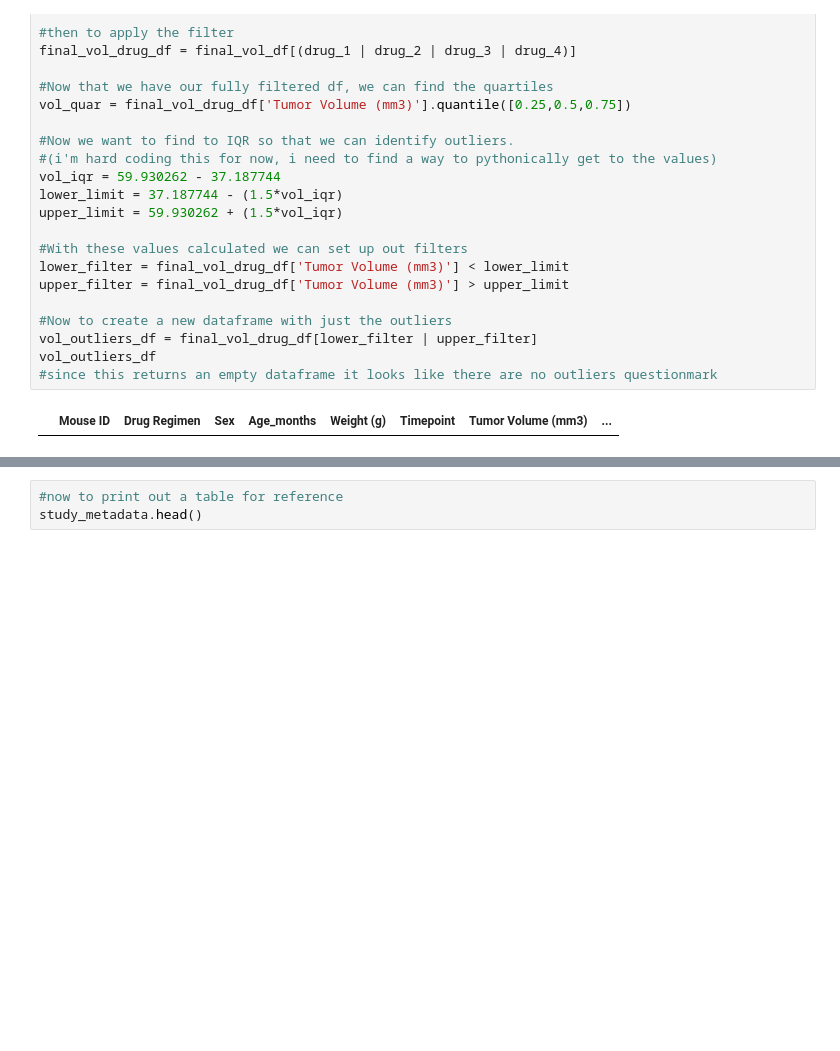
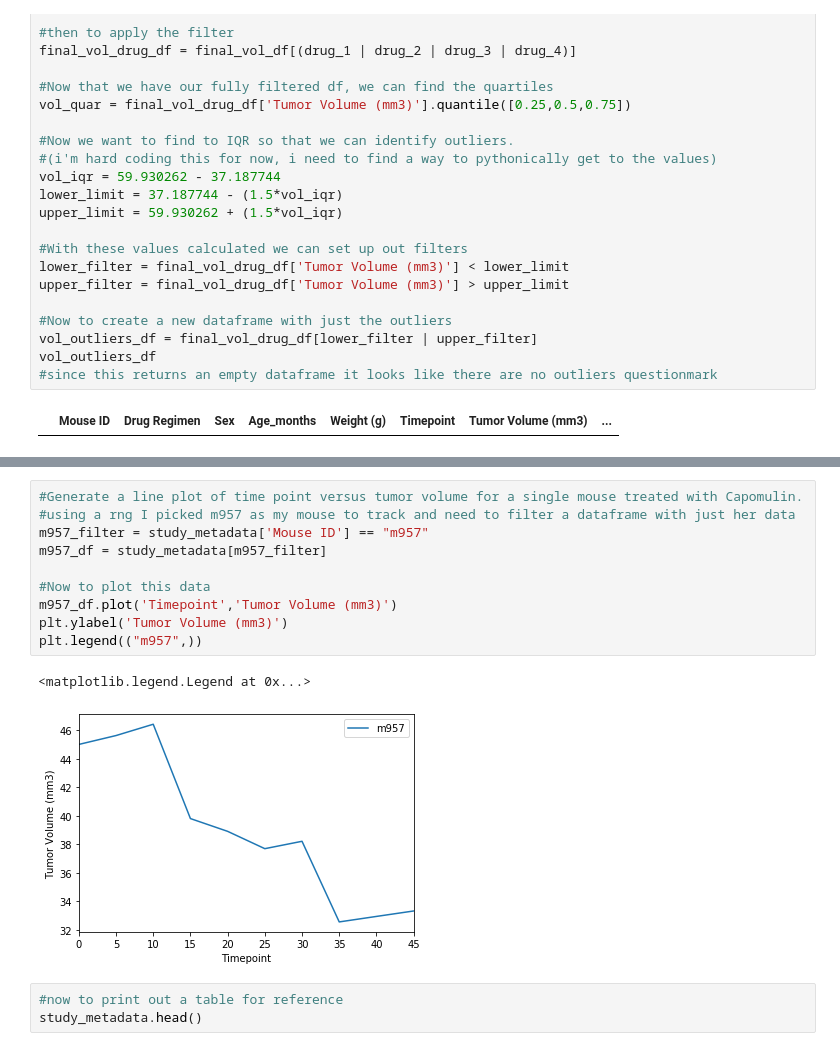
Before and after one commit to wonderbug2020/matplotlib-challenge, a Jupyter notebook: main1.ipynb, the cells around one changed output, grey strips where cells are left out. Saved outputs shown, nothing was run; the diff lists cells and outputs as text; blank space fills up the shorter version.

```diff
--- a/main1.ipynb
+++ b/main1.ipynb
@@ -105,3 +115,16 @@ Name: Tumor Volume (mm3), dtype: float64
+# %%
+#Generate a line plot of time point versus tumor volume for a single mouse treated with Capomulin.
+#using a rng I picked m957 as my mouse to track and need to filter a dataframe with just her data
+m957_filter = study_metadata['Mouse ID'] == "m957"
+m957_df = study_metadata[m957_filter]
+
+#Now to plot this data
+m957_df.plot('Timepoint','Tumor Volume (mm3)')
+plt.ylabel('Tumor Volume (mm3)')
+plt.legend(("m957",))
+# %% [output]
+<matplotlib.legend.Legend at 0x...>
+[figure, added]
 # %%
 #now to print out a table for reference
 study_metadata.head()
```
Also changed, not shown: parts of 5 cells of this notebook.
